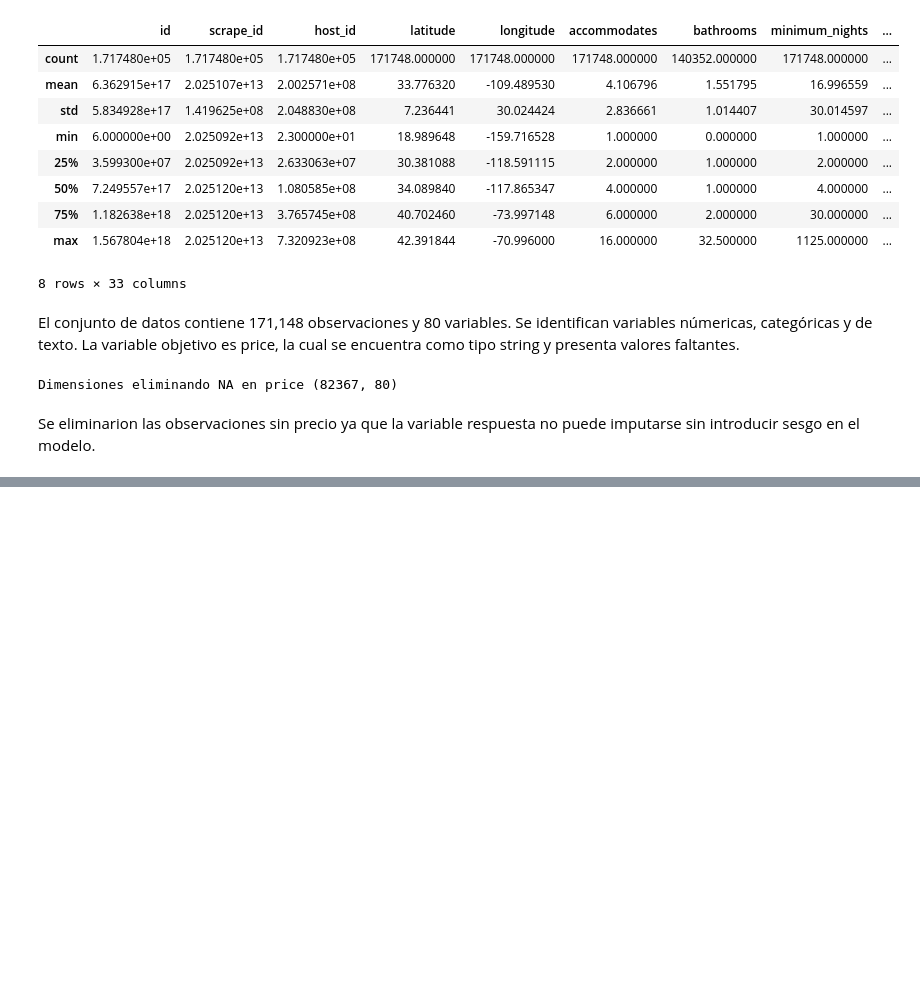
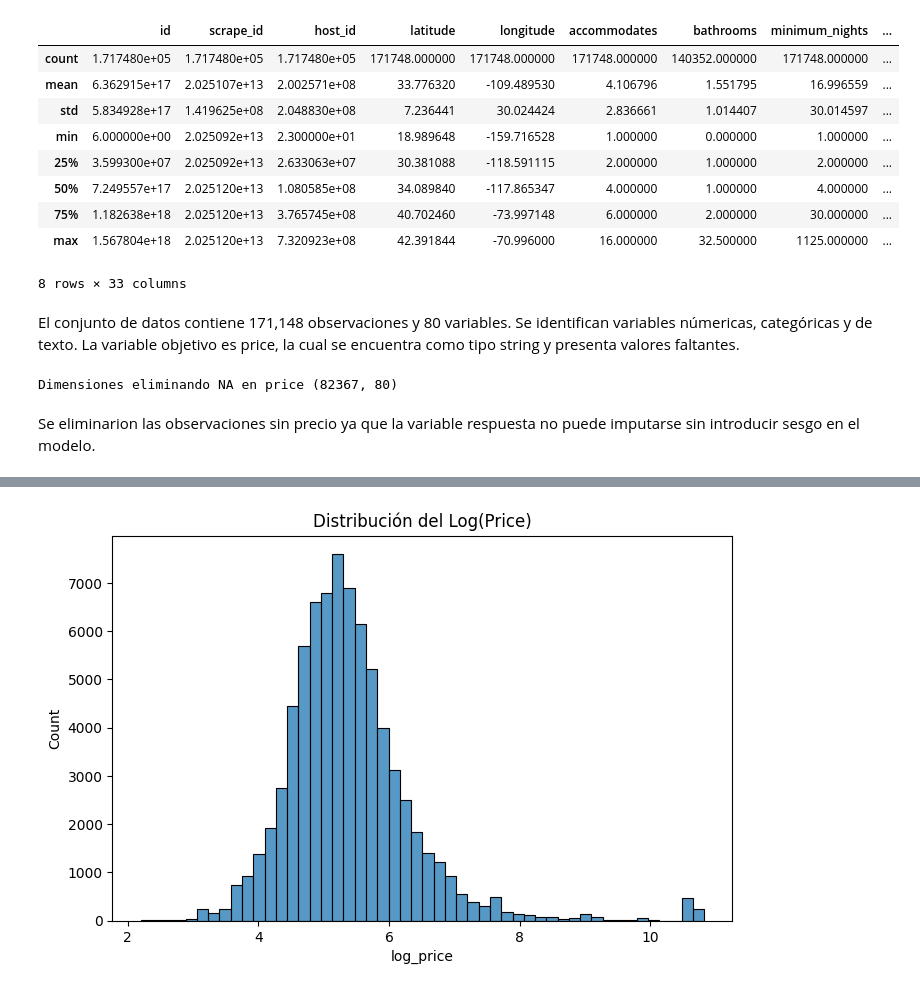
Before and after one commit to Ninaswiftie09/Mineria-de-Datos, a Jupyter notebook: 01_carga_y_limpieza.ipynb, the cells around one changed output, grey strips where cells are left out. Drawn from its saved outputs; the diff is of its cells as text; code cells hidden in the pictures; blank space fills up the shorter version.

```diff
--- a/01_carga_y_limpieza.ipynb
+++ b/01_carga_y_limpieza.ipynb
@@ -85,0 +127,10 @@ df["price"] = (
+# %%
+#transformacion logaritmica
+df["log_price"] = np.log1p(df["price"])
+
+plt.figure(figsize=(8,5))
+sns.histplot(df["log_price"], bins=50)
+plt.title("Distribución del Log(Price)")
+plt.show()
+# %% [output]
+[figure, added]
```
Also changed, not shown: parts of 8 cells of this notebook.
